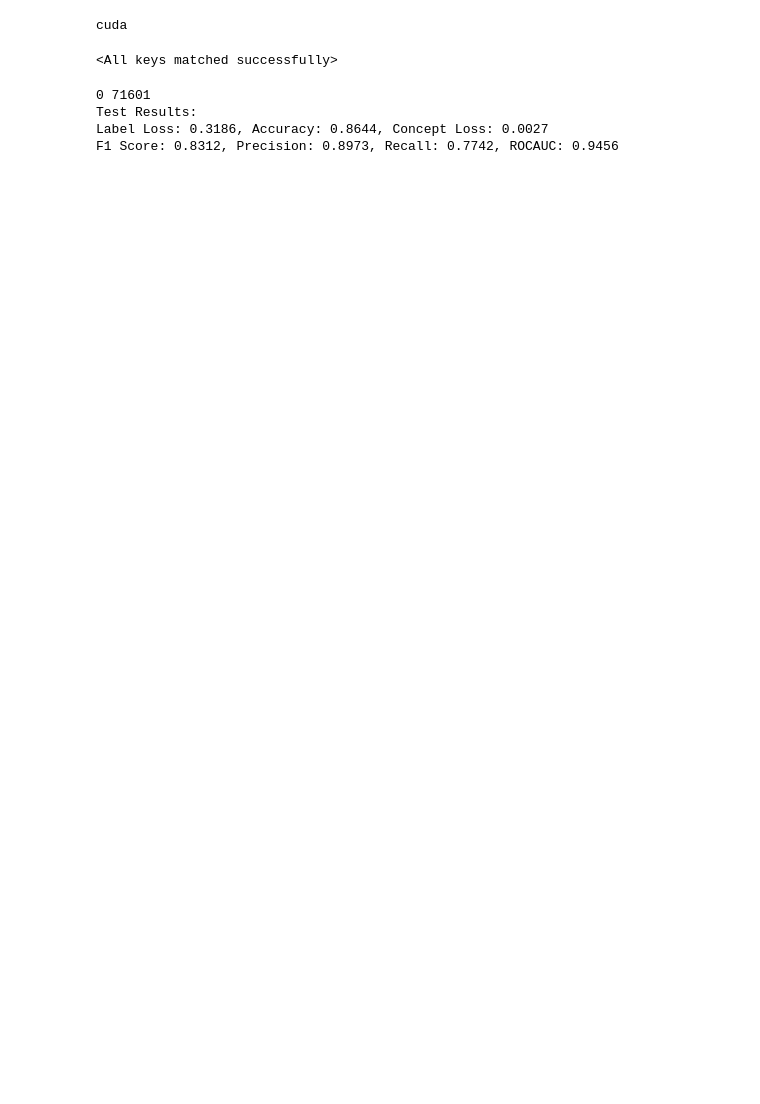
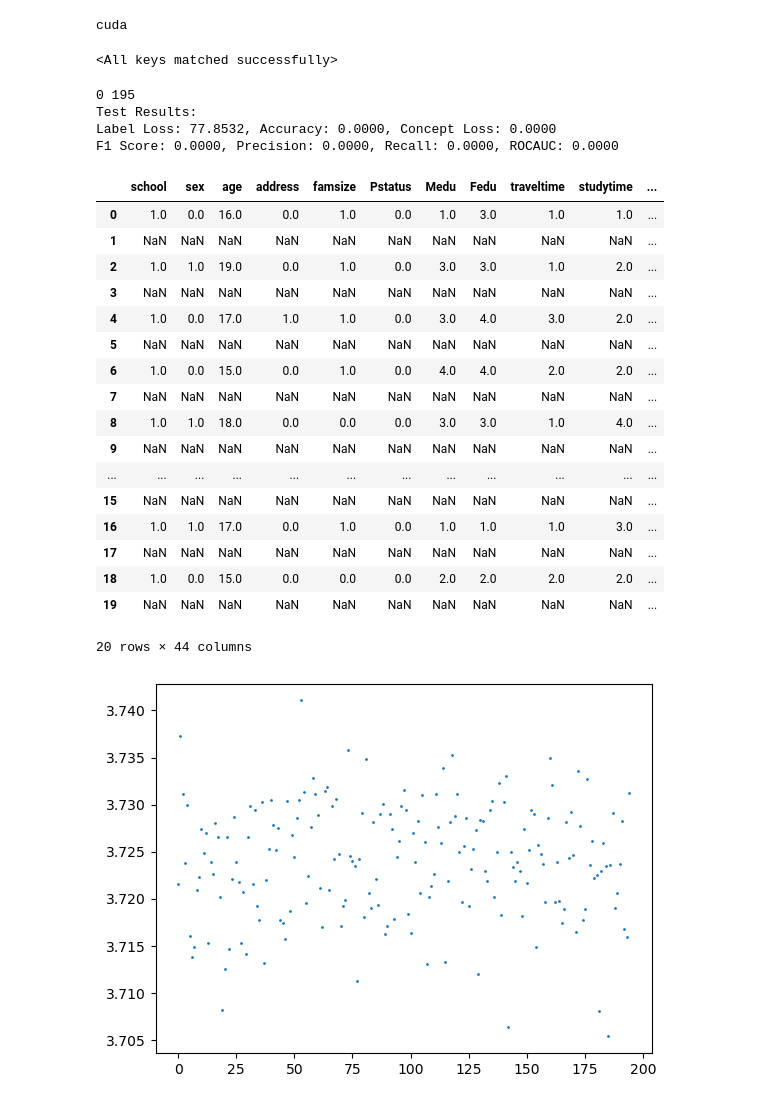
Before and after one commit to Coaster41/ConceptBottleneckLeakage, a Jupyter notebook: model_eval.ipynb, the cells around one changed output. Cells and saved outputs as stored; diff of their text form; code cells hidden in the pictures; blank space fills up the shorter version.

```diff
--- a/model_eval.ipynb
+++ b/model_eval.ipynb
@@ -159,10 +160,11 @@ for batch, data in enumerate(test_loader):
     batch_size_prop = X.shape[0]/test_loader.batch_size
     running_loss.update(loss.item(), batch_size_prop)
     running_accuracy.update(torch.mean((y == torch.round(y_out)).float()).item(), batch_size_prop)
-    f1_score_meter.update(f1_score(y_np, y_pred_round), batch_size_prop)
-    precision.update(precision_score(y_np, y_pred_round), batch_size_prop)
-    recall.update(recall_score(y_np, y_pred_round), batch_size_prop)
-    rocauc.update(roc_auc_score(y_np, y_pred), batch_size_prop)
+    if np.array_equal(np.unique(y_np), [0,1]):
+        f1_score_meter.update(f1_score(y_np, y_pred_round), batch_size_prop)
+        precision.update(precision_score(y_np, y_pred_round), batch_size_prop)
+        recall.update(recall_score(y_np, y_pred_round), batch_size_prop)
+        rocauc.update(roc_auc_score(y_np, y_pred), batch_size_prop)
     concept_loss.update(sum(losses[1:1+n_concepts]).item()/n_concepts, batch_size_prop)
 
 
@@ -170,10 +172,48 @@ print("Test Results:")
 print("Label Loss: {:.4f}, Accuracy: {:.4f}, Concept Loss: {:.4f}".format(running_loss.avg, running_accuracy.avg, concept_loss.avg))
 print("F1 Score: {:.4f}, Precision: {:.4f}, Recall: {:.4f}, ROCAUC: {:.4f}".format(f1_score_meter.avg, precision.avg, recall.avg, rocauc.avg))
 # %% [output]
-0 71601
+0 195
 Test Results:
-Label Loss: 0.3186, Accuracy: 0.8644, Concept Loss: 0.0027
-F1 Score: 0.8312, Precision: 0.8973, Recall: 0.7742, ROCAUC: 0.9456
+Label Loss: 77.8532, Accuracy: 0.0000, Concept Loss: 0.0000
+F1 Score: 0.0000, Precision: 0.0000, Recall: 0.0000, ROCAUC: 0.0000
+# %%
+outputs = c_out.cpu().detach().numpy()* np.max(C.cpu().detach().numpy(), axis=0)
+inputs_empty = np.empty(X.shape)
+inputs_empty.fill(np.nan)
+labels_out = y_out.cpu().detach().numpy()
+outputs_full = np.concatenate((outputs , labels_out), axis=1)
+predictions = np.concatenate((inputs_empty, outputs_full), axis=1)
+inputs_test = np.concatenate((X.cpu().detach().numpy(), Cy.cpu().detach().numpy()), axis=1) # inputs_test
+result = np.hstack([inputs_test,predictions])
+result = result.reshape((predictions.shape[0]*2, predictions.shape[1]))
+test_headers = list(X_headers)
+test_headers.extend(C_headers)
+test_headers.extend(Y_headers)
+df_test = pd.DataFrame(result, columns=test_headers)
+with pd.option_context('display.max_rows', 20):
+    display(df_test.head(20))
+plt.scatter(range(y_out.shape[0]), labels_out,s=1)
+plt.show()
+# %% [output]
+|  | school | sex | age | address | famsize | Pstatus | Medu | Fedu | traveltime | studytime | ... |
+| 0 | 1.0 | 0.0 | 16.0 | 0.0 | 1.0 | 0.0 | 1.0 | 3.0 | 1.0 | 1.0 | ... |
+| 1 | NaN | NaN | NaN | NaN | NaN | NaN | NaN | NaN | NaN | NaN | ... |
+| 2 | 1.0 | 1.0 | 19.0 | 0.0 | 1.0 | 0.0 | 3.0 | 3.0 | 1.0 | 2.0 | ... |
+| 3 | NaN | NaN | NaN | NaN | NaN | NaN | NaN | NaN | NaN | NaN | ... |
+| 4 | 1.0 | 0.0 | 17.0 | 1.0 | 1.0 | 0.0 | 3.0 | 4.0 | 3.0 | 2.0 | ... |
+| 5 | NaN | NaN | NaN | NaN | NaN | NaN | NaN | NaN | NaN | NaN | ... |
+| 6 | 1.0 | 0.0 | 15.0 | 0.0 | 1.0 | 0.0 | 4.0 | 4.0 | 2.0 | 2.0 | ... |
+| 7 | NaN | NaN | NaN | NaN | NaN | NaN | NaN | NaN | NaN | NaN | ... |
+| 8 | 1.0 | 1.0 | 18.0 | 0.0 | 0.0 | 0.0 | 3.0 | 3.0 | 1.0 | 4.0 | ... |
+| 9 | NaN | NaN | NaN | NaN | NaN | NaN | NaN | NaN | NaN | NaN | ... |
+| ... | ... | ... | ... | ... | ... | ... | ... | ... | ... | ... | ... |
+| 15 | NaN | NaN | NaN | NaN | NaN | NaN | NaN | NaN | NaN | NaN | ... |
+| 16 | 1.0 | 1.0 | 17.0 | 0.0 | 1.0 | 0.0 | 1.0 | 1.0 | 1.0 | 3.0 | ... |
+| 17 | NaN | NaN | NaN | NaN | NaN | NaN | NaN | NaN | NaN | NaN | ... |
+| 18 | 1.0 | 0.0 | 15.0 | 0.0 | 0.0 | 0.0 | 2.0 | 2.0 | 2.0 | 2.0 | ... |
+| 19 | NaN | NaN | NaN | NaN | NaN | NaN | NaN | NaN | NaN | NaN | ... |
+20 rows × 44 columns
+[figure, added]
 # %%
 cm = confusion_matrix(y_np, y_pred_round)
 disp = ConfusionMatrixDisplay(confusion_matrix=cm)
```
Also changed, not shown: parts of 4 cells of this notebook, 2 other files.
